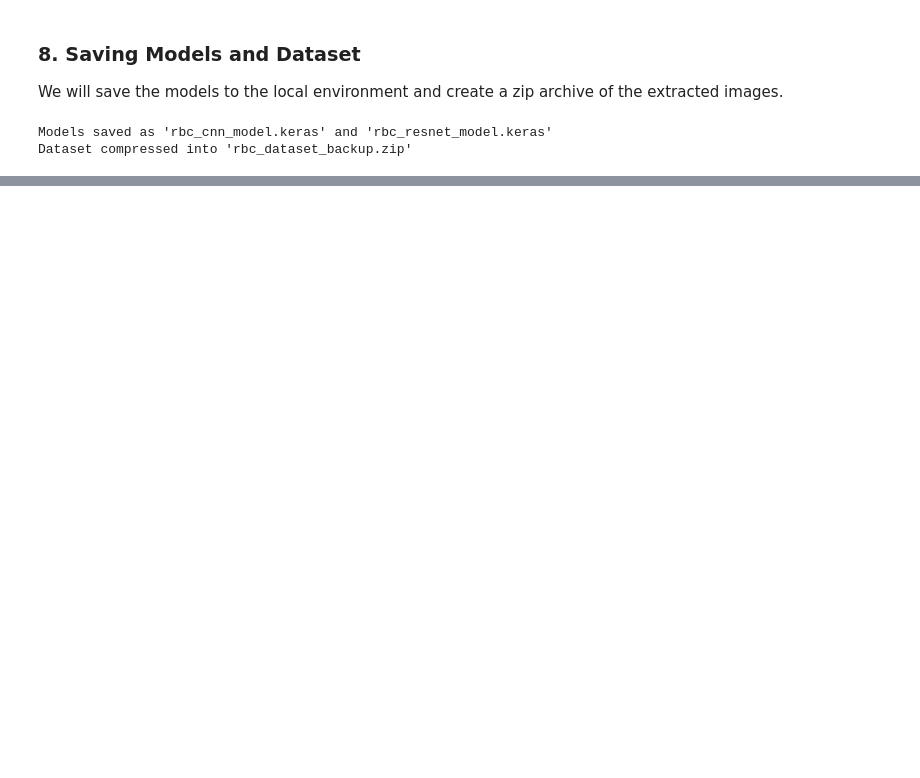
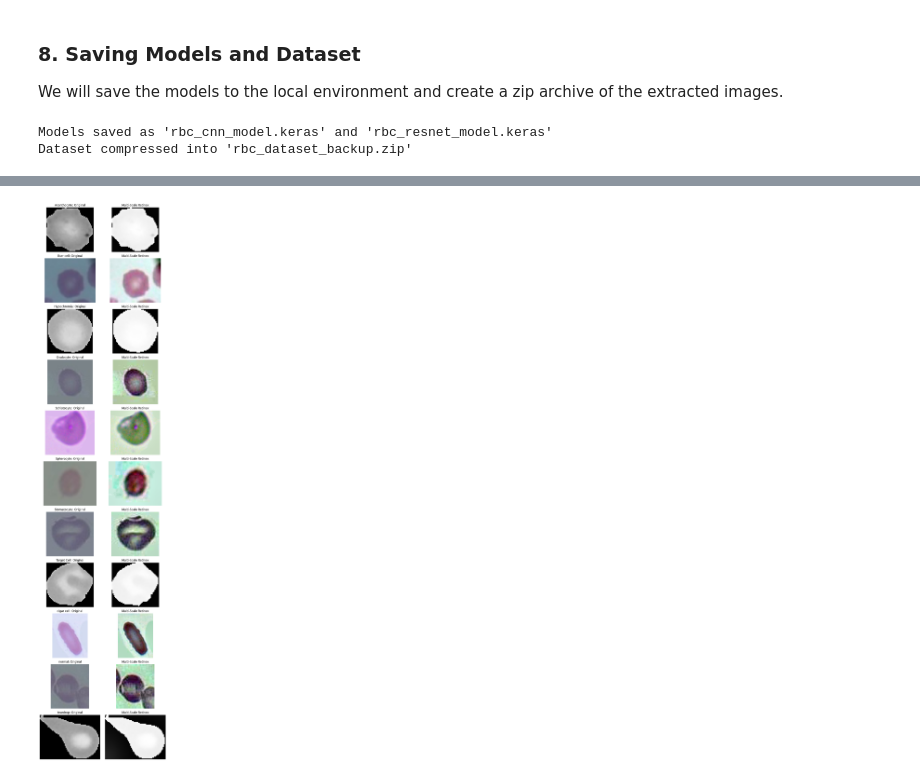
Before and after one commit to indu00729/BloodCell, a Jupyter notebook: RBC_CLASSIFICATION.ipynb, the cells around one changed output, grey strips where cells are left out. Cells and saved outputs as stored; diff of their text form; code cells hidden in the pictures; blank space fills up the shorter version.

```diff
--- a/RBC_CLASSIFICATION.ipynb
+++ b/RBC_CLASSIFICATION.ipynb
@@ -456,0 +685,42 @@ Dataset compressed into 'rbc_dataset_backup.zip'
+# %%
+def single_scale_retinex(img, sigma):
+    retinex = np.log10(img.astype(np.float32) + 1.0) - np.log10(cv2.GaussianBlur(img.astype(np.float32), (0, 0), sigma) + 1.0)
+    return retinex
+
+def multi_scale_retinex(img, sigma_list):
+    retinex = np.zeros_like(img, dtype=np.float32)
+    for sigma in sigma_list:
+        retinex += single_scale_retinex(img, sigma)
+    retinex = retinex / len(sigma_list)
+
+    # Normalize to 0-255
+    retinex = cv2.normalize(retinex, None, 0, 255, cv2.NORM_MINMAX).astype(np.uint8)
+    return retinex
+
+# Visualize MSR on samples
+fig, axes = plt.subplots(len(classes), 2, figsize=(8, len(classes) * 3))
+
+for i, cls in enumerate(classes):
+    cls_path = os.path.join(samples_dir, cls)
+    img_name = os.listdir(cls_path)[0]
+    img_path = os.path.join(cls_path, img_name)
+    img = cv2.imread(img_path)
+    img_rgb = cv2.cvtColor(img, cv2.COLOR_BGR2RGB)
+
+    # Apply MSR with 3 scales
+    msr_img = np.zeros_like(img_rgb)
+    for channel in range(3):
+        msr_img[:,:,channel] = multi_scale_retinex(img_rgb[:,:,channel], [15, 80, 250])
+
+    axes[i, 0].imshow(img_rgb)
+    axes[i, 0].set_title(f"{cls}: Original")
+    axes[i, 0].axis('off')
+
+    axes[i, 1].imshow(msr_img)
+    axes[i, 1].set_title("Multi-Scale Retinex")
+    axes[i, 1].axis('off')
+
+plt.tight_layout()
+plt.show()
+# %% [output]
+[figure, added]
```
Also changed, not shown: parts of 19 cells of this notebook.
